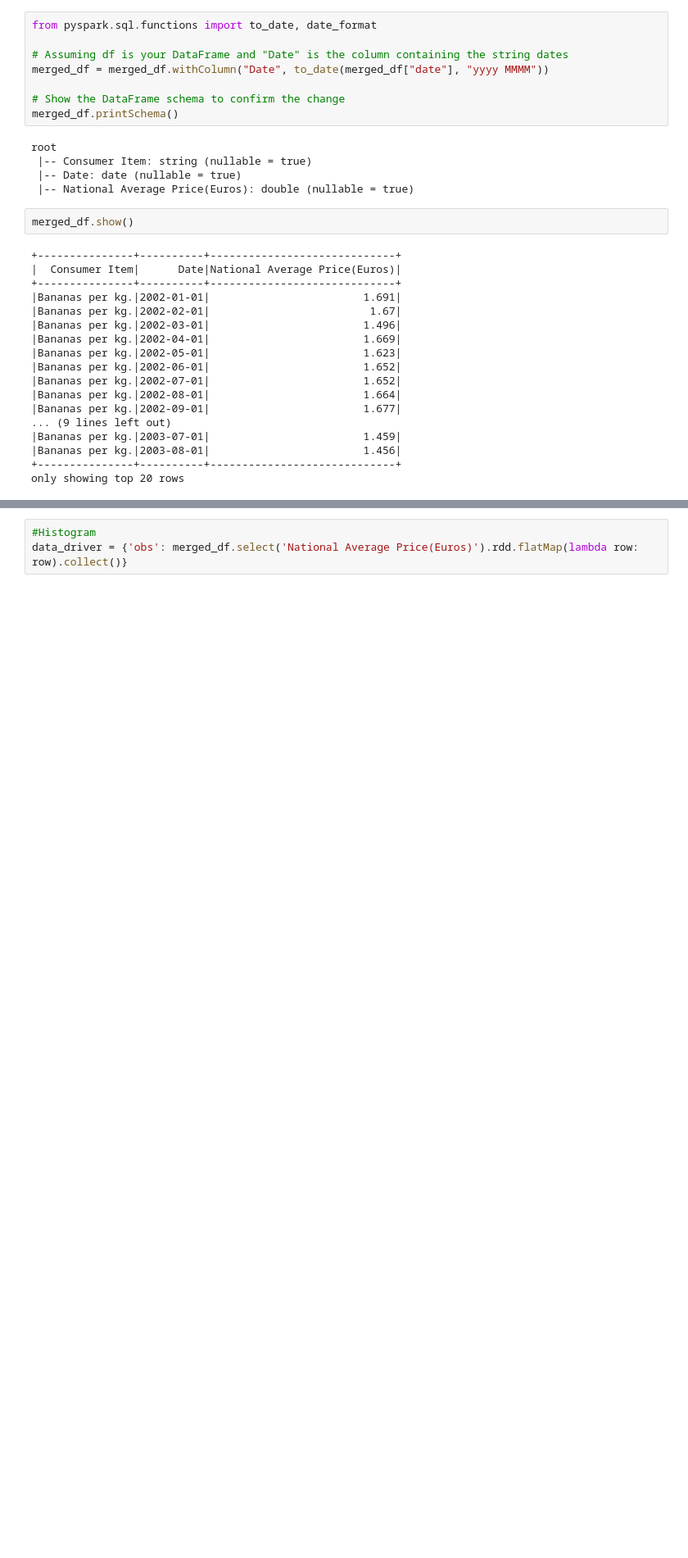
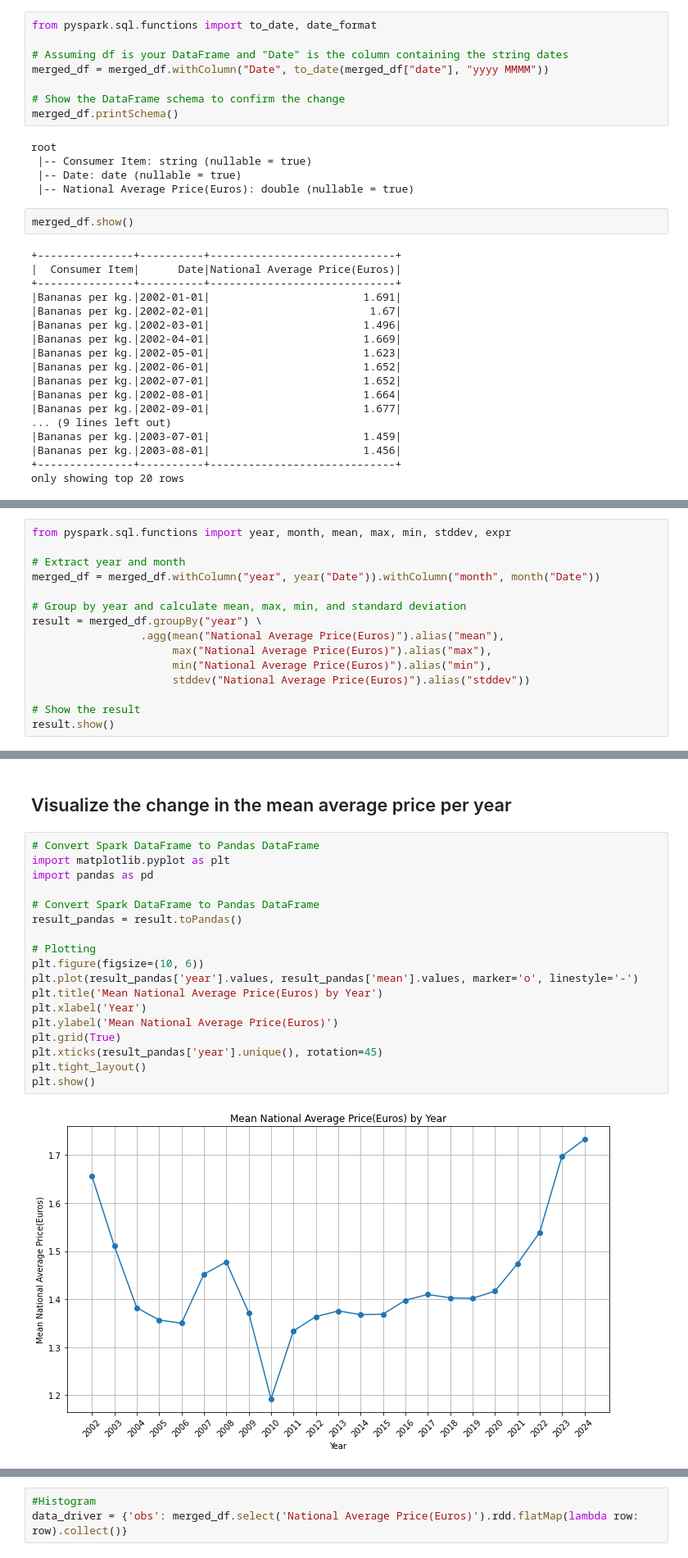
Before and after one commit to MissDianaFlora/Advanced-Data-Analytics-and-BIg-Data-Analytics-Project, a Jupyter notebook: big data analytics and RNN in banana price forecasting.ipynb, the cells around one changed output, grey strips where cells are left out. Shown: that part at 82% size. Saved outputs shown, nothing was run; the diff lists cells and outputs as text; blank space fills up the shorter version.

```diff
--- a/big data analytics and RNN in banana price forecasting.ipynb
+++ b/big data analytics and RNN in banana price forecasting.ipynb
@@ -913,0 +917,15 @@ merged_df.agg({'National Average Price(Euros)': 'skewness'}).show()
+# %%
+from pyspark.sql.functions import year, month, mean, max, min, stddev, expr
+
+# Extract year and month
+merged_df = merged_df.withColumn("year", year("Date")).withColumn("month", month("Date"))
+
+# Group by year and calculate mean, max, min, and standard deviation
+result = merged_df.groupBy("year") \
+                 .agg(mean("National Average Price(Euros)").alias("mean"),
+                      max("National Average Price(Euros)").alias("max"),
+                      min("National Average Price(Euros)").alias("min"),
+                      stddev("National Average Price(Euros)").alias("stddev"))
+
+# Show the result
+result.show()
@@ -913,0 +950,22 @@ merged_df.agg({'National Average Price(Euros)': 'skewness'}).show()
+# %% [markdown]
+## Visualize the change in the mean average price per year
+# %%
+# Convert Spark DataFrame to Pandas DataFrame
+import matplotlib.pyplot as plt
+import pandas as pd
+
+# Convert Spark DataFrame to Pandas DataFrame
+result_pandas = result.toPandas()
+
+# Plotting
+plt.figure(figsize=(10, 6))
+plt.plot(result_pandas['year'].values, result_pandas['mean'].values, marker='o', linestyle='-')
+plt.title('Mean National Average Price(Euros) by Year')
+plt.xlabel('Year')
+plt.ylabel('Mean National Average Price(Euros)')
+plt.grid(True)
+plt.xticks(result_pandas['year'].unique(), rotation=45)
+plt.tight_layout()
+plt.show()
+# %% [output]
+[figure, added]
```
Also changed, not shown: parts of 27 cells of this notebook, 2 other files.
